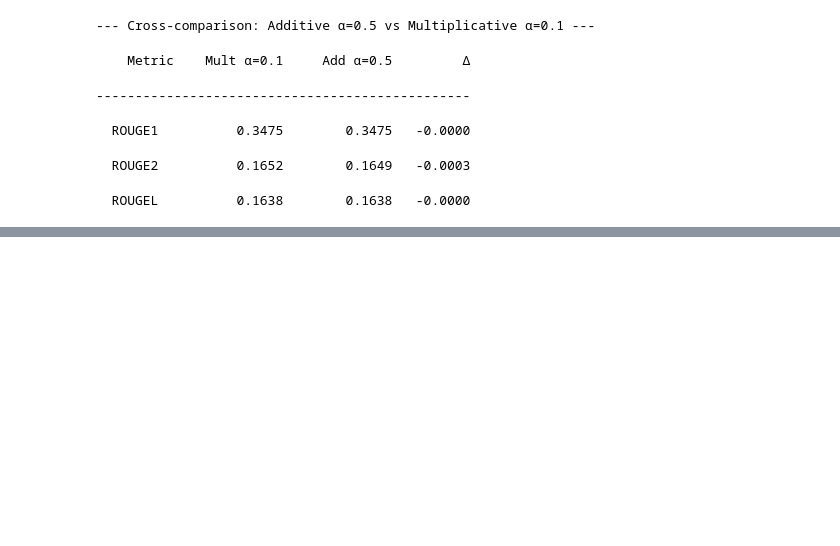
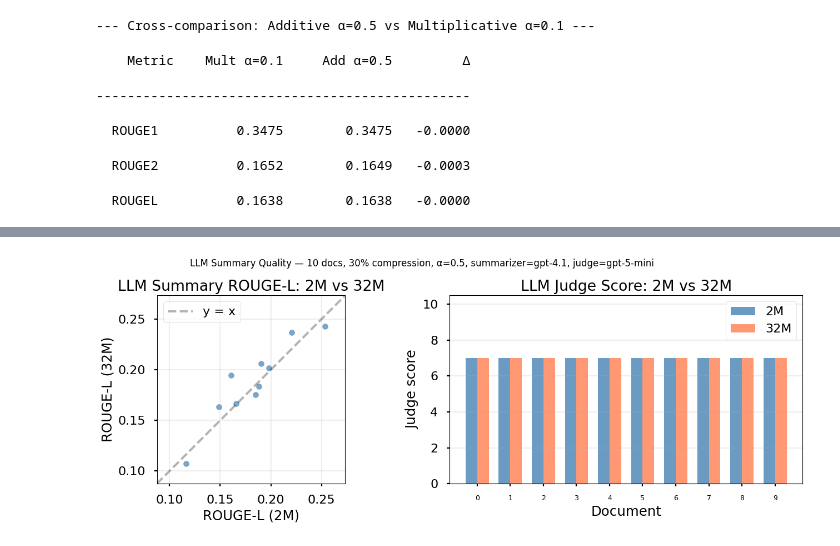
Before and after one commit to lgarma/SentenceMapper, a Jupyter notebook: example.ipynb, the cells around one changed output, grey strips where cells are left out. Drawn from its saved outputs; the diff is of its cells as text; code cells hidden in the pictures; blank space fills up the shorter version.

```diff
--- a/example.ipynb
+++ b/example.ipynb
@@ -246,7 +246,7 @@ LLM's nowadays are intelligent enough to understand the document even with 70-80
 # %%
 summarizer = MapReduceSummarizer(
     summarize_model="gpt-4.1",
-    judge_model="gpt-5"
+    judge_model="gpt-5-mini",
 )
 # %%
 llm_summary = summarizer.summarize_with_llm(text=result["selected_text"])
@@ -779,0 +1347,47 @@ Avg tokens                2580.9600         2581.1400           0.1800
+# %%
+import matplotlib.pyplot as plt
+
+fig, axes = plt.subplots(1, 2, figsize=(14, 5))
+
+# ── Left: ROUGE-L scatter ──
+ax = axes[0]
+x = df_llm_ab["potion-base-2M_rougeL"]
+y = df_llm_ab["potion-base-32M_rougeL"]
+ax.scatter(x, y, s=50, alpha=0.7, color="steelblue")
+lims = [min(x.min(), y.min()) - 0.02, max(x.max(), y.max()) + 0.02]
+ax.plot(lims, lims, "k--", alpha=0.3, label="y = x")
+ax.set_xlim(lims); ax.set_ylim(lims)
+ax.set_xlabel("ROUGE-L (2M)")
+ax.set_ylabel("ROUGE-L (32M)")
+ax.set_title("LLM Summary ROUGE-L: 2M vs 32M")
+ax.set_aspect("equal")
+ax.legend()
+ax.grid(True, alpha=0.2)
+
+# ── Right: Judge score comparison ──
+ax = axes[1]
+doc_ids = df_llm_ab["doc"].astype(int)
+width = 0.35
+x_pos = np.arange(len(doc_ids))
+ax.bar(x_pos - width/2, df_llm_ab["potion-base-2M_judge_score"], width,
+       label="2M", color="steelblue", alpha=0.8)
+ax.bar(x_pos + width/2, df_llm_ab["potion-base-32M_judge_score"], width,
+       label="32M", color="coral", alpha=0.8)
+ax.set_xticks(x_pos)
+ax.set_xticklabels(doc_ids, fontsize=9)
+ax.set_xlabel("Document")
+ax.set_ylabel("Judge score")
+ax.set_title("LLM Judge Score: 2M vs 32M")
+ax.set_ylim(0, 10.5)
+ax.legend()
+ax.grid(axis="y", alpha=0.2)
+
+fig.suptitle(
+    f"LLM Summary Quality — {N_DOCS} docs, {OBJECTIVE_PCT:.0%} compression, "
+    f"α={ALPHA}, summarizer={summarizer.summarize_model}, judge={summarizer.judge_model}",
+    fontsize=12,
+)
+plt.tight_layout()
+plt.show()
+# %% [output]
+[figure, added]
```
Also changed, not shown: parts of 16 cells of this notebook, 4 other files.
